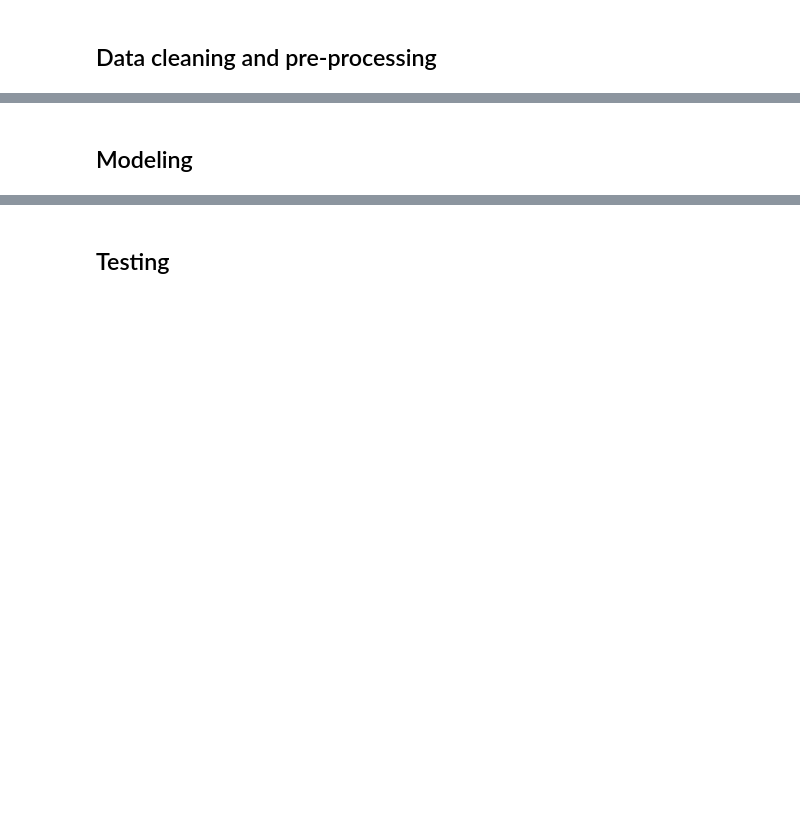
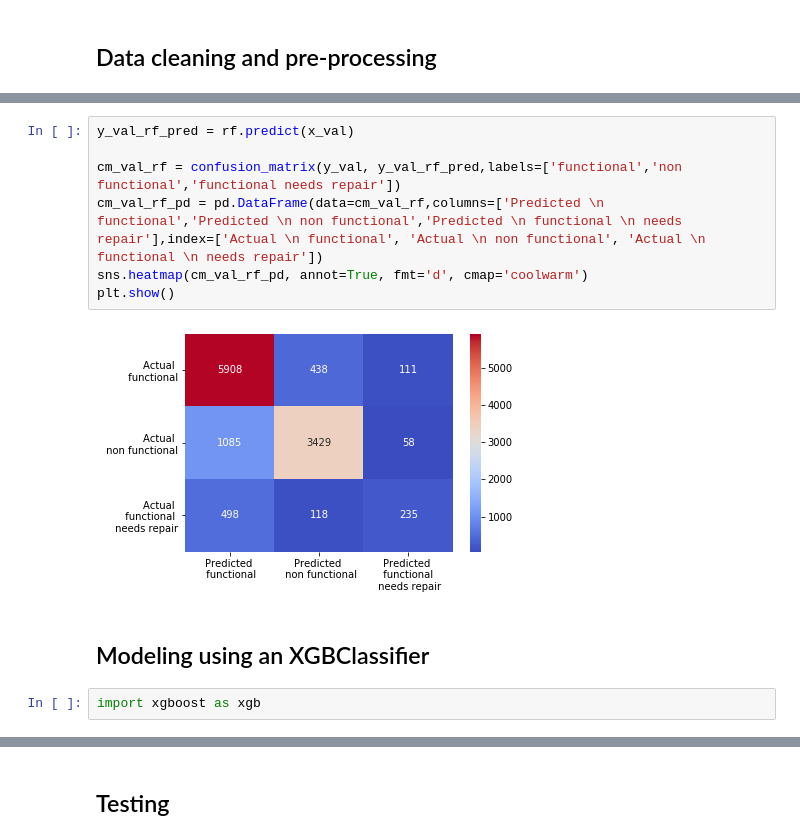
Before and after one commit to rmondini/drivendata-pumpitup, a Jupyter notebook: main.ipynb, the cells around one changed output, grey strips where cells are left out. Saved outputs shown, nothing was run; the diff lists cells and outputs as text; blank space fills up the shorter version.

```diff
--- a/main.ipynb
+++ b/main.ipynb
@@ -169,2 +423,13 @@ We observe that the train set has 54.3% functional wells, 38.4% non-functional w
+# %%
+y_val_rf_pred = rf.predict(x_val)
+
+cm_val_rf = confusion_matrix(y_val, y_val_rf_pred,labels=['functional','non functional','functional needs repair'])
+cm_val_rf_pd = pd.DataFrame(data=cm_val_rf,columns=['Predicted \n functional','Predicted \n non functional','Predicted \n functional \n needs repair'],index=['Actual \n functional', 'Actual \n non functional', 'Actual \n functional \n needs repair'])
+sns.heatmap(cm_val_rf_pd, annot=True, fmt='d', cmap='coolwarm')
+plt.show()
+# %% [output]
+[figure, added]
 # %% [markdown]
-## Modeling
+## Modeling using an XGBClassifier
+# %%
+import xgboost as xgb
```
Also changed, not shown: parts of 72 cells of this notebook.
